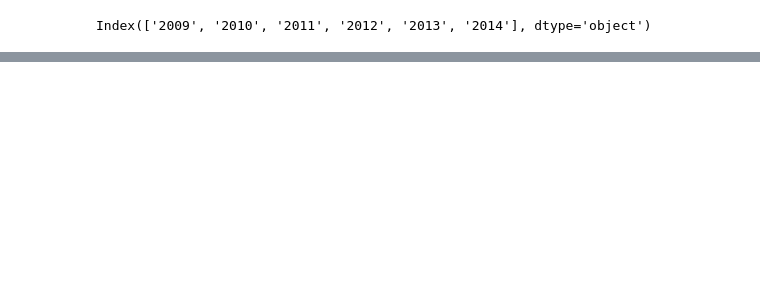
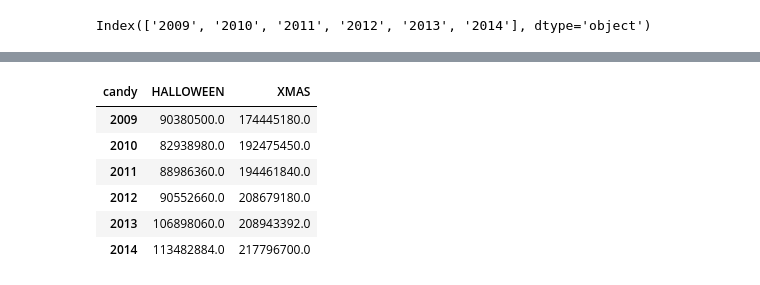
Before and after one commit to zenrabbit/halloweenR, a Jupyter notebook: python/test-pandas-year.ipynb, the cells around one changed output, grey strips where cells are left out. Saved outputs shown, nothing was run; the diff lists cells and outputs as text; code cells hidden in the pictures; blank space fills up the shorter version.

```diff
--- a/python/test-pandas-year.ipynb
+++ b/python/test-pandas-year.ipynb
@@ -83,0 +116,10 @@ ad_halloween['Total'] = ad_halloween['SEASONAL CHOCOLATE HALLOWEEN CANDY'] + ad_
+# %%
+ad_xmas_hallo[['HALLOWEEN', 'XMAS']]
+# %% [output]
+| candy | HALLOWEEN | XMAS |
+| 2009 | 90380500.0 | 174445180.0 |
+| 2010 | 82938980.0 | 192475450.0 |
+| 2011 | 88986360.0 | 194461840.0 |
+| 2012 | 90552660.0 | 208679180.0 |
+| 2013 | 106898060.0 | 208943392.0 |
+| 2014 | 113482884.0 | 217796700.0 |
```
Also changed, not shown: parts of 8 cells of this notebook.
